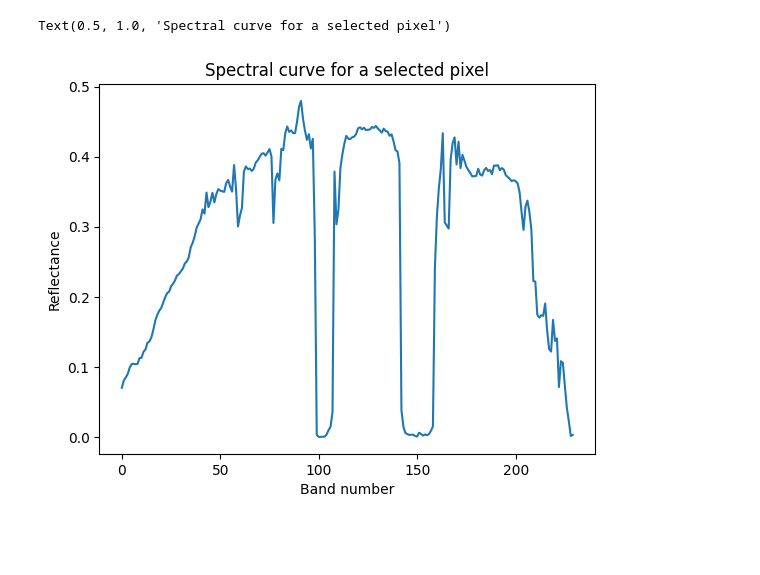
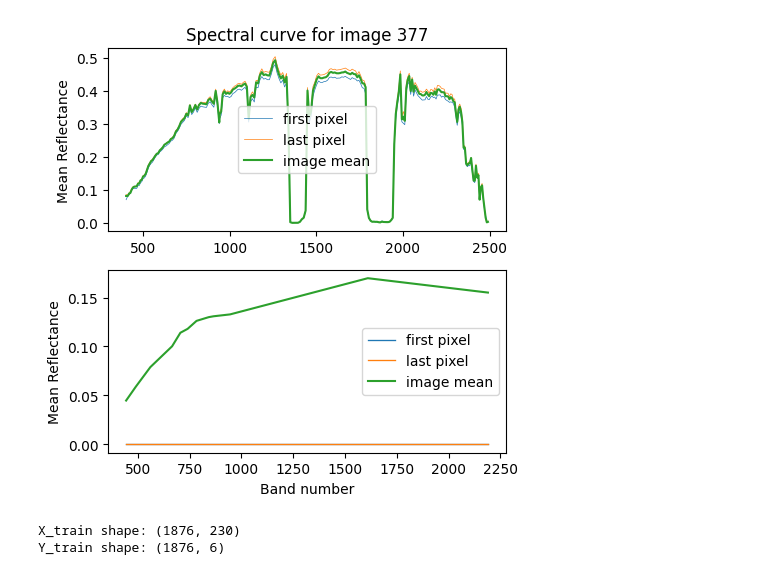
Before and after one commit to ladybug4o4/hyperview2, a Jupyter notebook: X_inspection.ipynb, the cells around one changed output. Saved outputs shown, nothing was run; the diff lists cells and outputs as text; code cells hidden in the pictures; blank space fills up the shorter version.

```diff
--- a/X_inspection.ipynb
+++ b/X_inspection.ipynb
@@ -99,19 +81,49 @@ plt.show()
-# %%
-# %% [markdown]
-"""
-# Displaying spectral curve for a selected field
-"""
-selected_index = 377
-
-with np.load(HSI_SATELLITE_DIR / f'{selected_index:04}.npz') as npz:
-    arr = np.ma.MaskedArray(**npz)
-
-pixel_0 = arr.data[:, 0, 0]
-
-plt.plot(pixel_0)
-plt.xlabel('Band number')
-plt.ylabel('Reflectance')
-plt.title('Spectral curve for a selected pixel')
-# %% [output]
-Text(0.5, 1.0, 'Spectral curve for a selected pixel')
-[figure, removed]
+# %%
+selected_index = 377
+
+fig, ax = plt.subplots(2,1,figsize=(5,5))
+
+with np.load(DATASET_DIR / 'train' / 'hsi_satellite' / f'{selected_index:04}.npz') as npz:
+    arr = np.ma.MaskedArray(**npz)
+
+
+first_pixel  = arr.data[:,0,0]
+last_pixel = arr.data[:,-1,-1]
+
+ax[0].plot(wavelengths, first_pixel, linewidth=.5, label='first pixel')
+ax[0].plot(wavelengths, last_pixel, linewidth=.5, label='last pixel')
+ax[0].plot(wavelengths, arr.data.mean(axis=(1,2)), label='image mean')
+# plt.legend()
+ax[0].set_ylabel('Mean Reflectance')
+ax[0].set_title(f'Spectral curve for image {selected_index}')
+ax[0].legend()
+
+
+with np.load(DATASET_DIR / 'train' / 'msi_satellite' / f'{selected_index:04}.npz') as npz:
+    arr = np.ma.MaskedArray(**npz)
+
+    first_pixel  = arr.data[:,0,0]
+    last_pixel = arr.data[:,-1,-1]
+
+msi_waves = waves['msi_satellite_wavelengths'].values()
+ax[1].plot(msi_waves, first_pixel, linewidth=.95, label='first pixel')
+ax[1].plot(msi_waves, last_pixel, linewidth=.95, label='last pixel')
+ax[1].plot(msi_waves, arr.data.mean(axis=(1,2)), label='image mean')
+ax[1].legend()
+ax[1].set_xlabel('Band number')
+ax[1].set_ylabel('Mean Reflectance')
+
+plt.tight_layout()
+# %% [output]
+[figure, added]
+# %%
+X_train_all, y_train_all, waves, y_names = load_data(
+    # HSI_SATELLITE_TRAIN_DIR,
+    'hsi'
+    )
+
+print(f'X_train shape: {X_train_all.shape}')
+print(f'Y_train shape: {y_train_all.shape}')
+# %% [output]
+X_train shape: (1876, 230)
+Y_train shape: (1876, 6)
```
Also changed, not shown: parts of 20 cells of this notebook, 2 other files.
